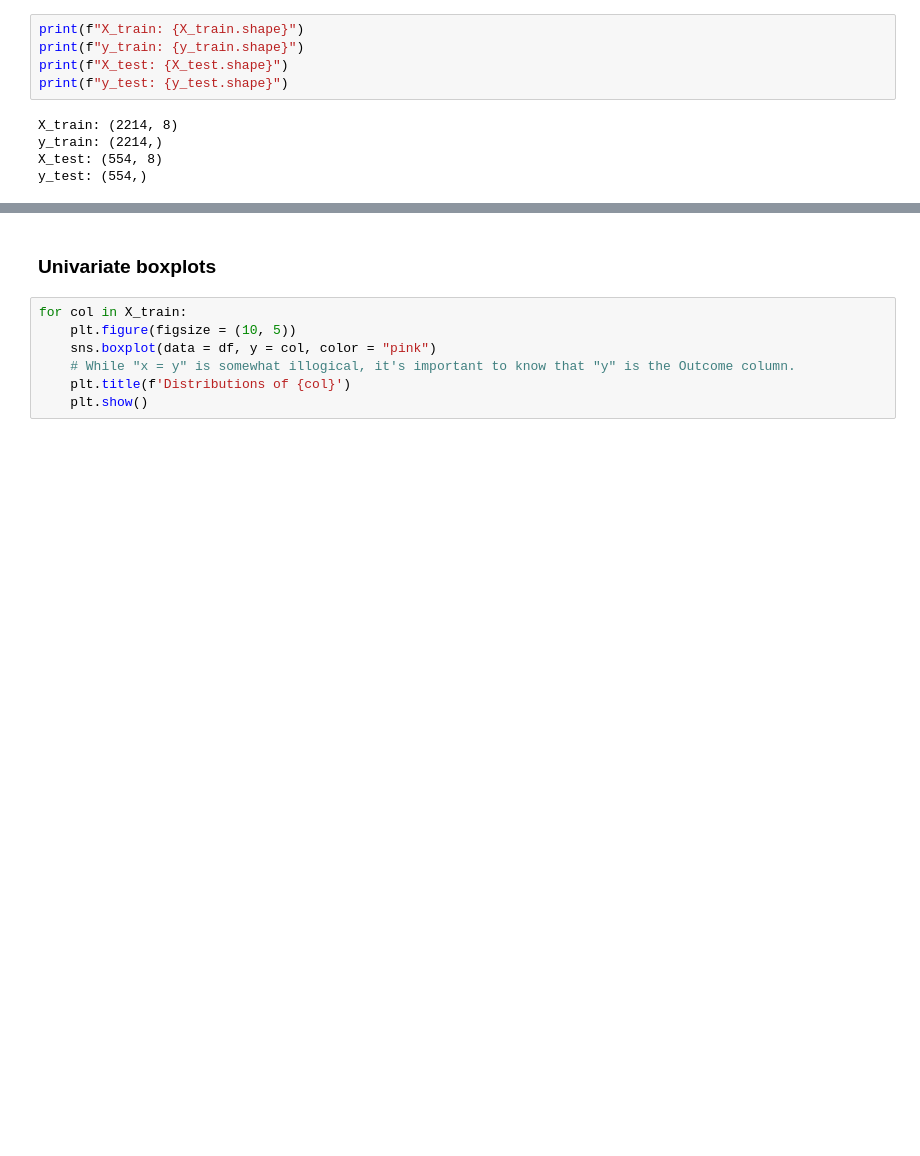
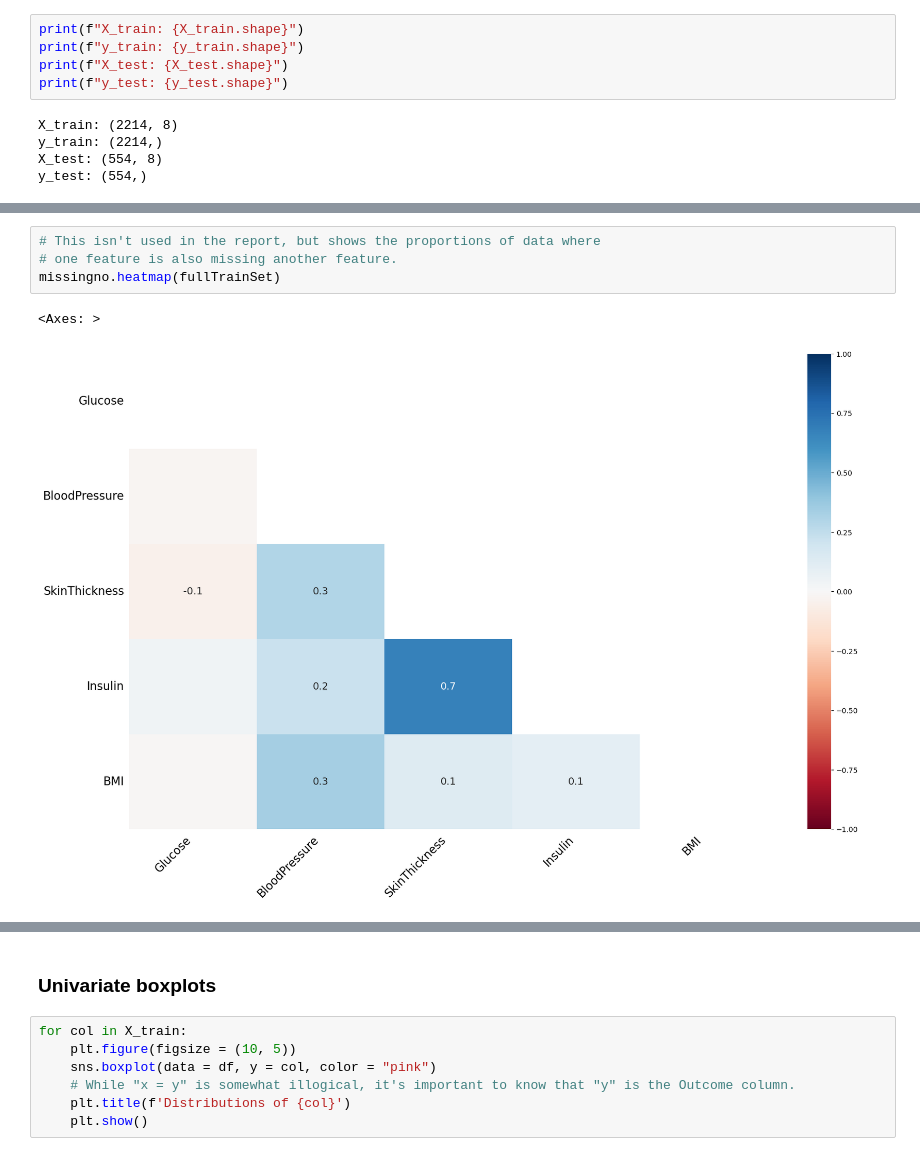
Before and after one commit to LewGoesB00M/CMP6202, a Jupyter notebook: Assignment/Code/CMP6202 Assignment 2.ipynb, the cells around one changed output, grey strips where cells are left out. Cells and saved outputs as stored; diff of their text form; blank space fills up the shorter version.

```diff
--- a/Assignment/Code/CMP6202 Assignment 2.ipynb
+++ b/Assignment/Code/CMP6202 Assignment 2.ipynb
@@ -188,0 +186,7 @@ y_test: (554,)
+# %%
+# This isn't used in the report, but shows the proportions of data where
+# one feature is also missing another feature.
+missingno.heatmap(fullTrainSet)
+# %% [output]
+<Axes: >
+[figure, added]
```
Also changed, not shown: parts of 33 cells of this notebook, 5 other files.
